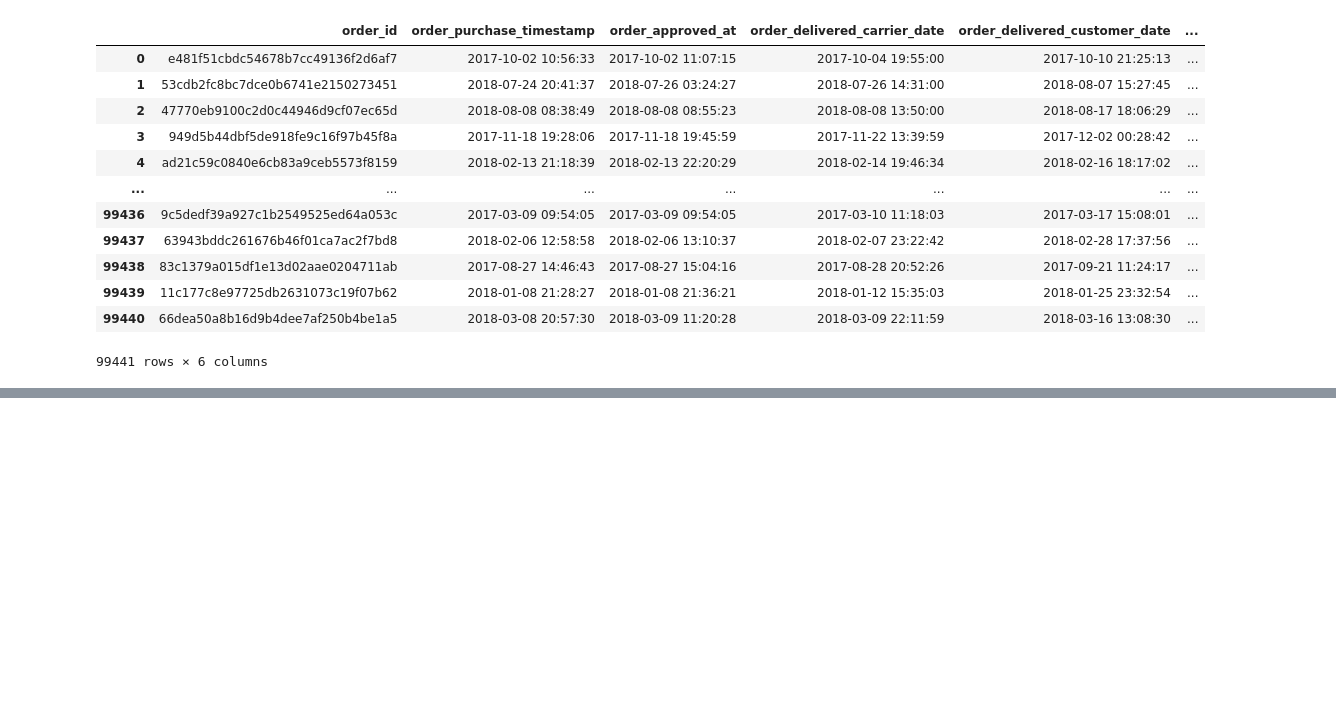
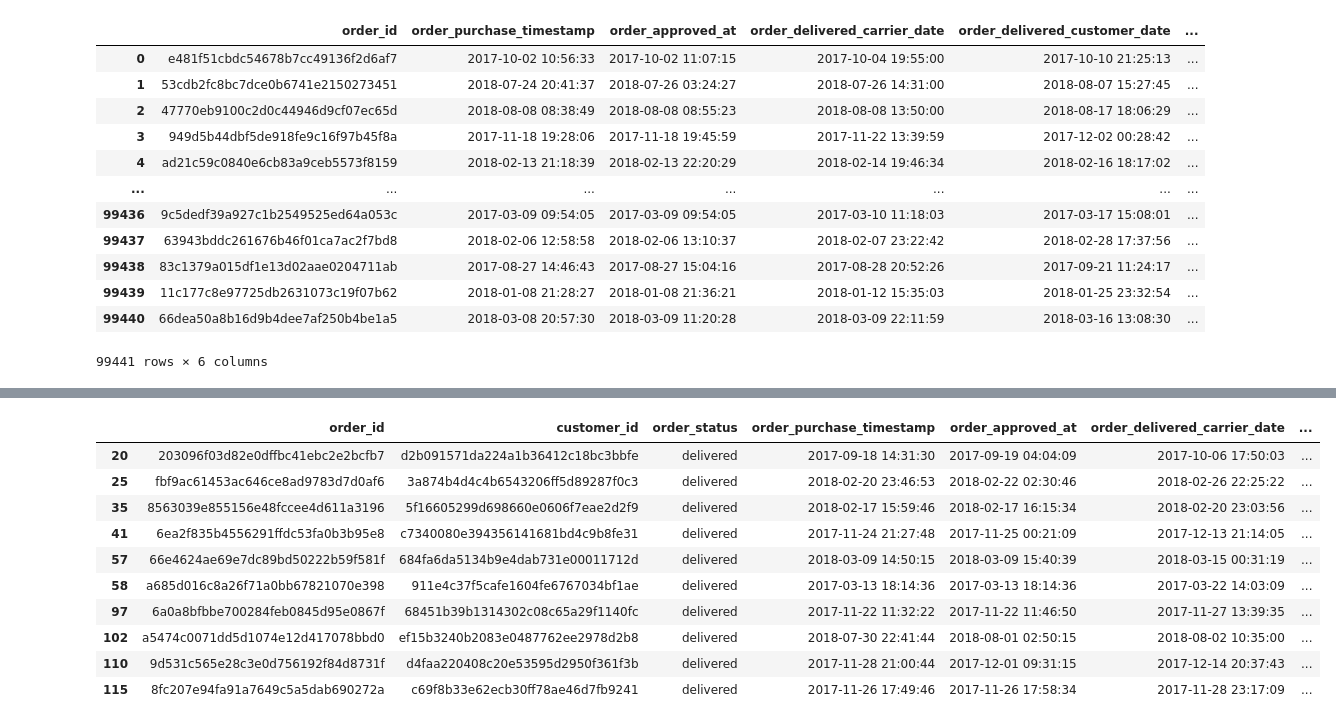
Before and after one commit to ashwinam/brazzilian-ecomm-data-engineering, a Jupyter notebook: notebooks/data_exploration.ipynb, the cells around one changed output, grey strips where cells are left out. Cells and saved outputs as stored; diff of their text form; code cells hidden in the pictures; blank space fills up the shorter version.

```diff
--- a/notebooks/data_exploration.ipynb
+++ b/notebooks/data_exploration.ipynb
@@ -257,4 +253,4 @@ orders_df[orders_df['order_estimated_delivery_date'] < orders_df['order_purchase
 # %% [output]
 (0, 8)
 # %%
-orders_df[orders_df['order_estimated_delivery_date'] < orders_df['order_delivered_customer_date']].shape
+estimated_delivery_date_issued_data = orders_df[orders_df['order_estimated_delivery_date'] < orders_df['order_delivered_customer_date']]
@@ -282,0 +309,14 @@ orders_df[['order_id', 'order_purchase_timestamp', 'order_approved_at', 'order_d
+# %%
+estimated_delivery_date_issued_data.head(10)
+# %% [output]
+|  | order_id | customer_id | order_status | order_purchase_timestamp | order_approved_at | order_delivered_carrier_date | ... |
+| 20 | 203096f03d82e0dffbc41ebc2e2bcfb7 | d2b091571da224a1b36412c18bc3bbfe | delivered | 2017-09-18 14:31:30 | 2017-09-19 04:04:09 | 2017-10-06 17:50:03 | ... |
+| 25 | fbf9ac61453ac646ce8ad9783d7d0af6 | 3a874b4d4c4b6543206ff5d89287f0c3 | delivered | 2018-02-20 23:46:53 | 2018-02-22 02:30:46 | 2018-02-26 22:25:22 | ... |
+| 35 | 8563039e855156e48fccee4d611a3196 | 5f16605299d698660e0606f7eae2d2f9 | delivered | 2018-02-17 15:59:46 | 2018-02-17 16:15:34 | 2018-02-20 23:03:56 | ... |
+| 41 | 6ea2f835b4556291ffdc53fa0b3b95e8 | c7340080e394356141681bd4c9b8fe31 | delivered | 2017-11-24 21:27:48 | 2017-11-25 00:21:09 | 2017-12-13 21:14:05 | ... |
+| 57 | 66e4624ae69e7dc89bd50222b59f581f | 684fa6da5134b9e4dab731e00011712d | delivered | 2018-03-09 14:50:15 | 2018-03-09 15:40:39 | 2018-03-15 00:31:19 | ... |
+| 58 | a685d016c8a26f71a0bb67821070e398 | 911e4c37f5cafe1604fe6767034bf1ae | delivered | 2017-03-13 18:14:36 | 2017-03-13 18:14:36 | 2017-03-22 14:03:09 | ... |
+| 97 | 6a0a8bfbbe700284feb0845d95e0867f | 68451b39b1314302c08c65a29f1140fc | delivered | 2017-11-22 11:32:22 | 2017-11-22 11:46:50 | 2017-11-27 13:39:35 | ... |
+| 102 | a5474c0071dd5d1074e12d417078bbd0 | ef15b3240b2083e0487762ee2978d2b8 | delivered | 2018-07-30 22:41:44 | 2018-08-01 02:50:15 | 2018-08-02 10:35:00 | ... |
+| 110 | 9d531c565e28c3e0d756192f84d8731f | d4faa220408c20e53595d2950f361f3b | delivered | 2017-11-28 21:00:44 | 2017-12-01 09:31:15 | 2017-12-14 20:37:43 | ... |
+| 115 | 8fc207e94fa91a7649c5a5dab690272a | c69f8b33e62ecb30ff78ae46d7fb9241 | delivered | 2017-11-26 17:49:46 | 2017-11-26 17:58:34 | 2017-11-28 23:17:09 | ... |
```
Also changed, not shown: parts of 7 cells of this notebook, 1 other file.
